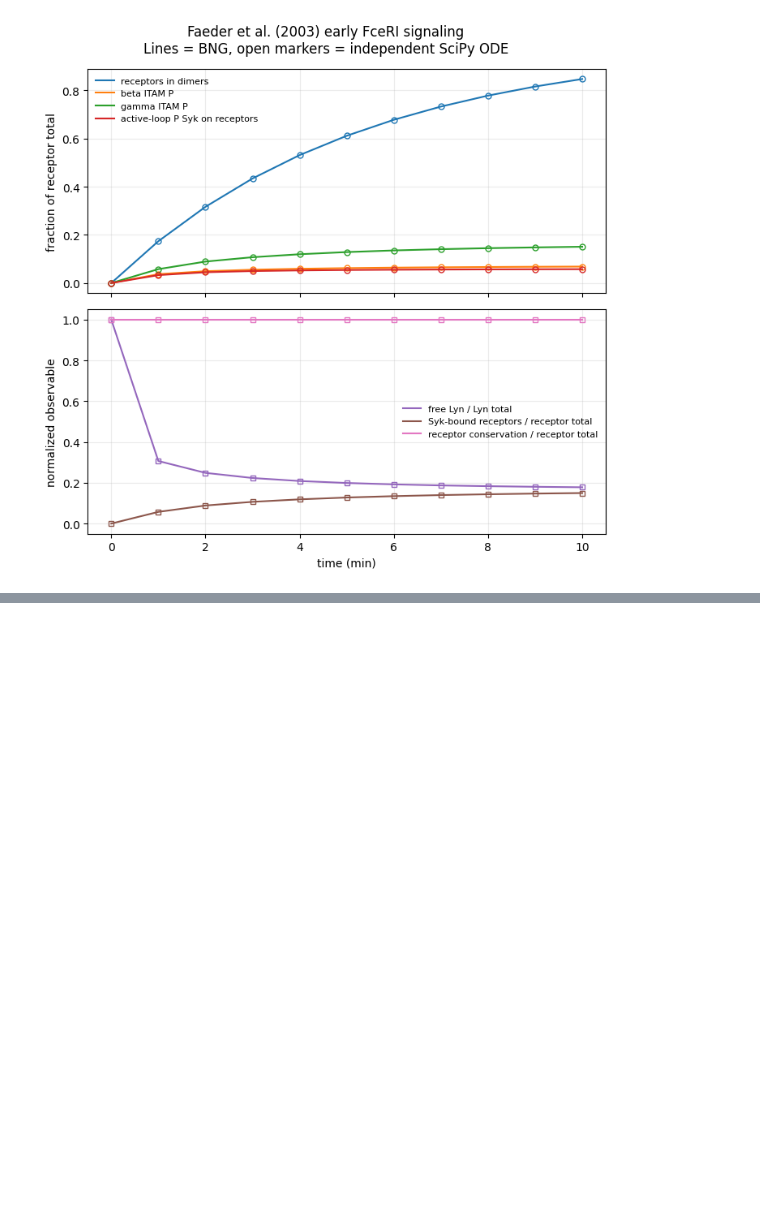
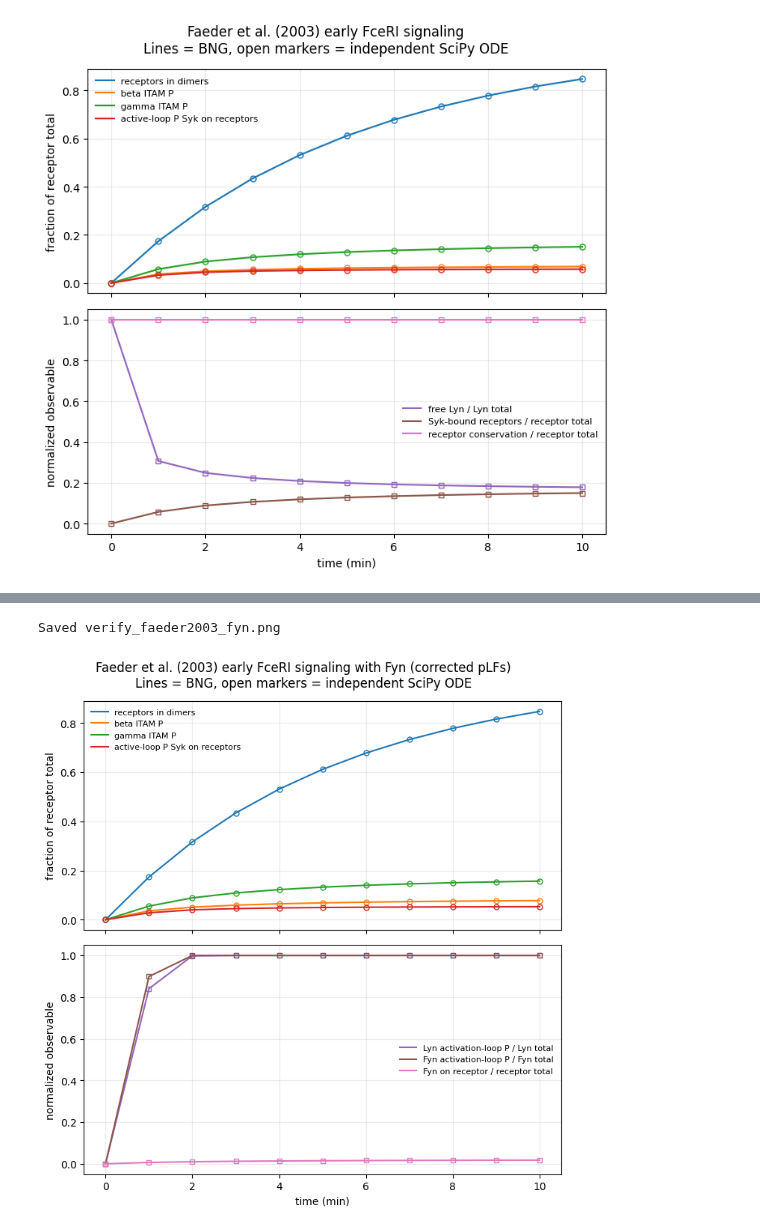
Before and after one commit to wshlavacek/BNGL-Models, a Jupyter notebook: models/early_fceri_signaling_faeder2003/verify_faeder2003.ipynb, the cells around one changed output, grey strips where cells are left out. Drawn from its saved outputs; the diff is of its cells as text; code cells hidden in the pictures; blank space fills up the shorter version.

```diff
--- a/models/early_fceri_signaling_faeder2003/verify_faeder2003.ipynb
+++ b/models/early_fceri_signaling_faeder2003/verify_faeder2003.ipynb
@@ -349,0 +451,54 @@ Saved verify_faeder2003.png
+# %%
+lyn_tot = fyn["net"]["params"]["Lyn_tot"]
+fyn_tot = fyn["net"]["params"]["Fyn_tot"]
+rec_tot = fyn["net"]["params"]["Rec_tot"]
+fyn_header = fyn["run_header"]
+fyn_run = fyn["run_data"]
+fyn_indep = fyn["independent_data"]
+fyn_col = {name: i for i, name in enumerate(fyn_header)}
+t_min = fyn_run[:, 0] / 60.0
+
+fig, axes = plt.subplots(2, 1, figsize=(7.2, 7.6), sharex=True)
+colors = plt.rcParams["axes.prop_cycle"].by_key()["color"]
+
+panel_a = [
+    ("Obs_Rec_Dimer", "receptors in dimers"),
+    ("Obs_Rec_BetaP", "beta ITAM P"),
+    ("Obs_Rec_GammaP", "gamma ITAM P"),
+    ("Obs_Rec_Syk_AloopP", "active-loop P Syk on receptors"),
+]
+for idx, (name, label) in enumerate(panel_a):
+    col = fyn_col[name]
+    color = colors[idx % len(colors)]
+    axes[0].plot(t_min, fyn_run[:, col] / rec_tot, color=color, lw=1.5, label=label)
+    axes[0].plot(t_min, fyn_indep[:, col] / rec_tot, ls="none", marker="o",
+                 mfc="none", mec=color, ms=5)
+
+panel_b = [
+    ("Obs_Lyn_AloopP", "Lyn activation-loop P / Lyn total", lyn_tot),
+    ("Obs_Fyn_AloopP", "Fyn activation-loop P / Fyn total", fyn_tot),
+    ("Obs_Rec_Fyn", "Fyn on receptor / receptor total", rec_tot),
+]
+for idx, (name, label, denom) in enumerate(panel_b):
+    col = fyn_col[name]
+    color = colors[(idx + 4) % len(colors)]
+    axes[1].plot(t_min, fyn_run[:, col] / denom, color=color, lw=1.5, label=label)
+    axes[1].plot(t_min, fyn_indep[:, col] / denom, ls="none", marker="s",
+                 mfc="none", mec=color, ms=5)
+
+axes[0].set_ylabel("fraction of receptor total")
+axes[1].set_ylabel("normalized observable")
+axes[1].set_xlabel("time (min)")
+for ax in axes:
+    ax.grid(alpha=0.25)
+    ax.legend(frameon=False, fontsize=8)
+
+fig.suptitle("Faeder et al. (2003) early FceRI signaling with Fyn (corrected pLFs)\n"
+             "Lines = BNG, open markers = independent SciPy ODE")
+fig.tight_layout()
+FYN_PNG = MODEL_DIR / "verify_faeder2003_fyn.png"
+fig.savefig(FYN_PNG, dpi=200)
+print(f"Saved {FYN_PNG.name}")
+# %% [output]
+Saved verify_faeder2003_fyn.png
+[figure, added]
```
Also changed, not shown: parts of 5 cells of this notebook, 8 other files.
